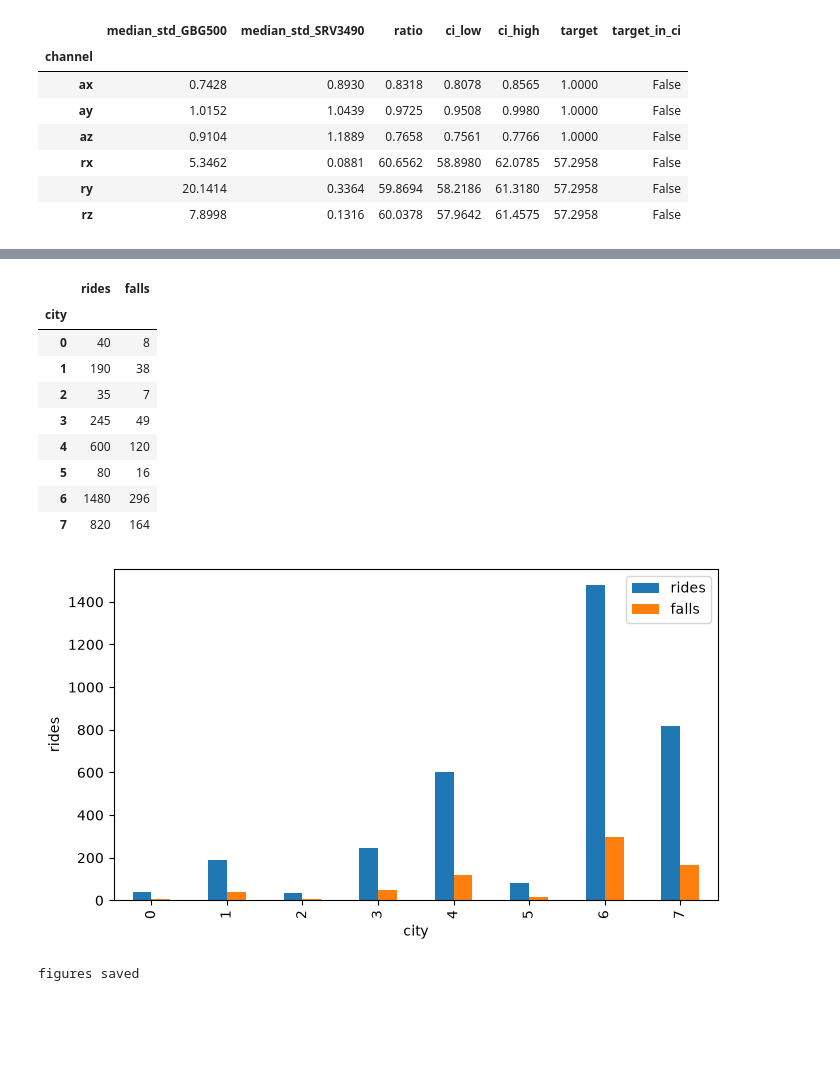
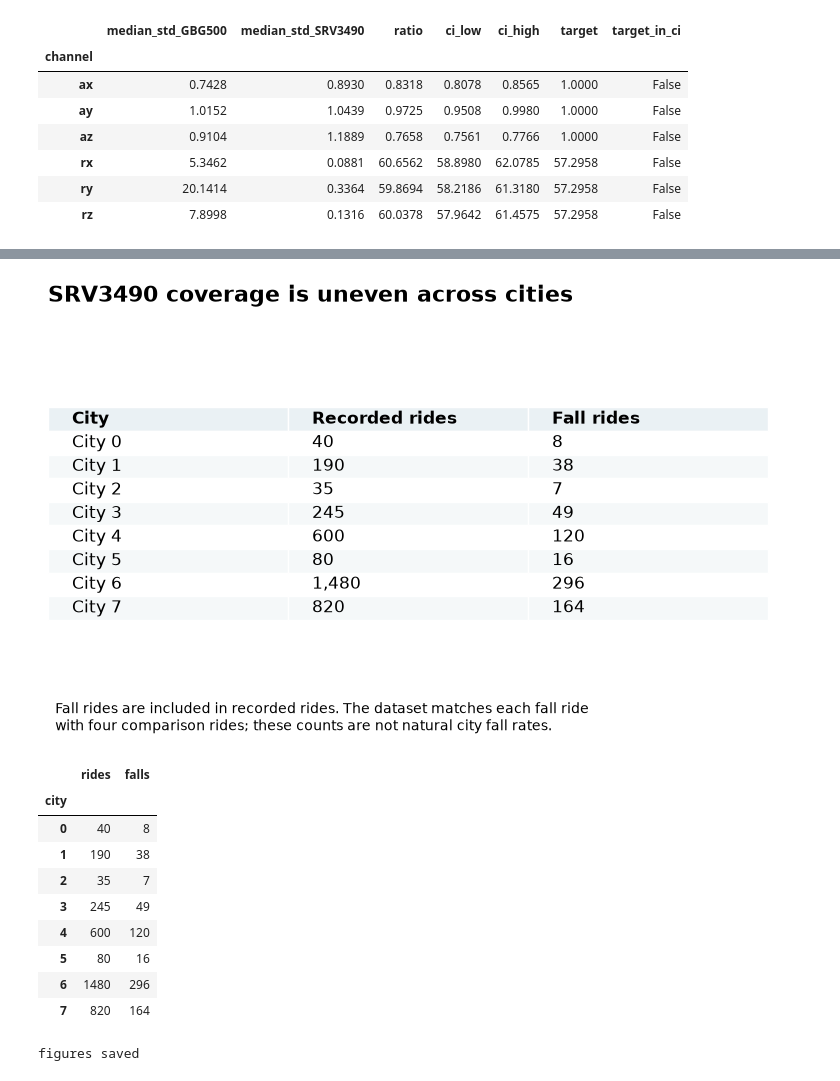
Before and after one commit to Xenodion/mlops-and-model-deployment-navy, a Jupyter notebook: notebooks/02_units_and_cities.ipynb, the cells around one changed output, grey strips where cells are left out. Saved outputs shown, nothing was run; the diff lists cells and outputs as text; code cells hidden in the pictures; blank space fills up the shorter version.

```diff
--- a/notebooks/02_units_and_cities.ipynb
+++ b/notebooks/02_units_and_cities.ipynb
@@ -62,9 +75,24 @@ fig.tight_layout(); fig_units = fig
 # %%
-per_city = table.assign(fall=table.fall_time_index.notna()).groupby("city").agg(rides=("ride_id","size"), falls=("fall","sum"))
-fig2, ax = plt.subplots(figsize=(7,4))
-per_city.plot.bar(ax=ax); ax.set_xlabel("city"); ax.set_ylabel("rides"); fig2.tight_layout()
+per_city = table.assign(fall=table.fall_time_index.notna()).groupby("city").agg(rides=("ride_id", "size"), falls=("fall", "sum"))
+fig2, ax = plt.subplots(figsize=(7.5, 4.8))
+ax.axis("off")
+ax.set_title("SRV3490 coverage is uneven across cities", loc="left", fontsize=16, fontweight="bold", pad=18)
+rows = [[f"City {city}", f"{int(row.rides):,}", f"{int(row.falls):,}"] for city, row in per_city.iterrows()]
+chart = ax.table(cellText=rows, colLabels=["City", "Recorded rides", "Fall rides"], cellLoc="left", colLoc="left", loc="center")
+chart.auto_set_font_size(False)
+chart.set_fontsize(12)
+chart.scale(1, 1.4)
+for (row, col), cell in chart.get_celld().items():
+    cell.set_edgecolor("white")
+    cell.set_facecolor("#eaf1f4" if row == 0 else ("#f5f8f9" if row % 2 == 0 else "white"))
+    if row == 0:
+        cell.get_text().set_weight("bold")
+ax.text(0.01, -0.08, "Fall rides are included in recorded rides. The dataset matches each fall ride\nwith four comparison rides; these counts are not natural city fall rates.", transform=ax.transAxes, fontsize=10)
+fig2.tight_layout()
+plt.show()
 per_city
 # %% [output]
+[figure, new version]
 |  | rides | falls |
 | city |  |  |
 | 0 | 40 | 8 |
@@ -75,7 +103,6 @@ per_city
 | 5 | 80 | 16 |
 | 6 | 1480 | 296 |
 | 7 | 820 | 164 |
-[figure, old version]
 # %%
 import importlib.util
 if importlib.util.find_spec("ride_classifier.viz.theme"):
```
Also changed, not shown: parts of 1 cell of this notebook, 22 other files.
